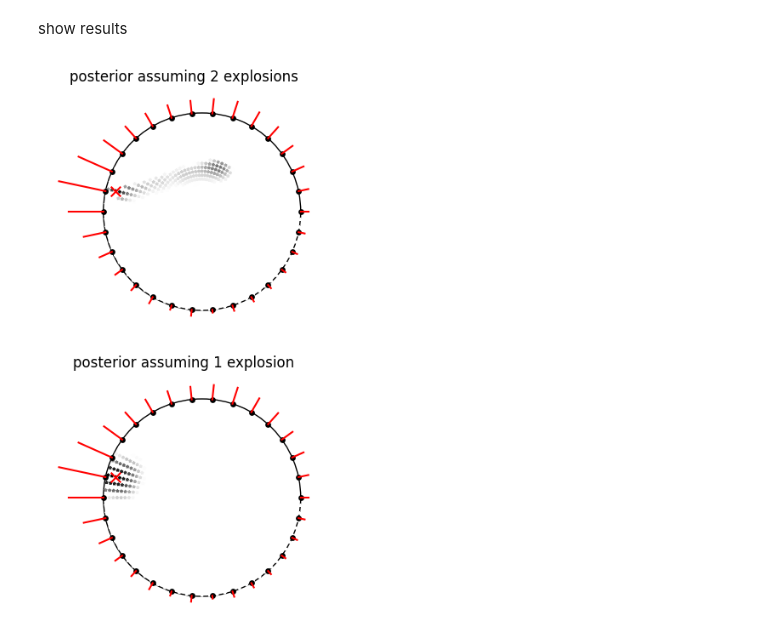
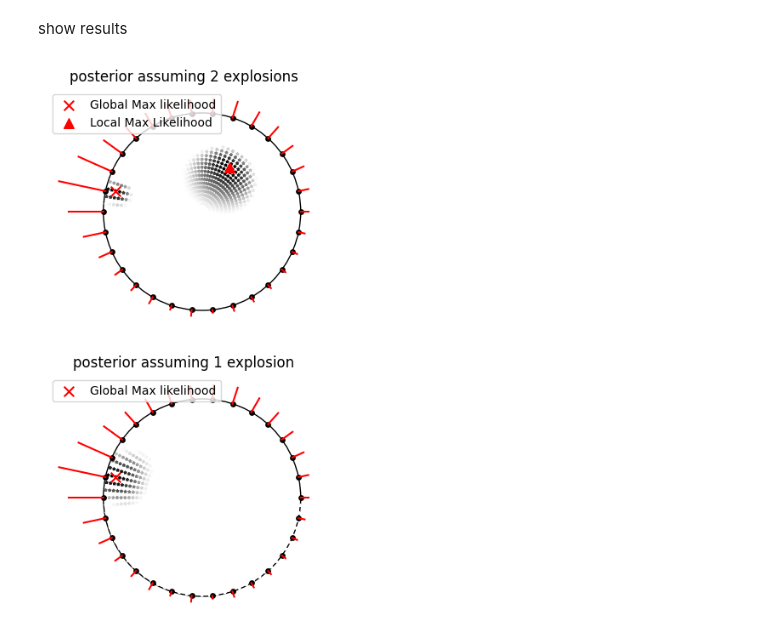
Before and after one commit to fclarke1/graphical-models-comp0080, a Jupyter notebook: 1.1_earthquake.ipynb, the cells around one changed output. Drawn from its saved outputs; the diff is of its cells as text; code cells hidden in the pictures.

Commit message:
updated earthquake code

```diff
--- a/1.1_earthquake.ipynb
+++ b/1.1_earthquake.ipynb
@@ -97,7 +96,7 @@ def calculate_likelihood(world, sensors, sensor_data, sensor_sd, is_two_explosio
 # %%
 # Function to plot the world, sensors, visible signal, Highest likelihood location and likelihood heat map
 
-def show_earth_likelihood(sensor_locations, world, log_like, data=None, axes=None, visual_scale=0.8, title='Title'):
+def show_earth_likelihood(sensor_locations, world, like, data=None, axes=None, visual_scale=0.8, is_two_explosions=False, title='Title'):
     radial_scale = 0.05
 
     if axes is None:
@@ -112,15 +111,19 @@ def show_earth_likelihood(sensor_locations, world, log_like, data=None, axes=Non
     # Only showing the top 20% of results that are above 0 on the colour map (there are plenty of results with -inf or even smaller due to tiny probs)
     colormap = plt.cm.Greys #or any other colormap
 
-    if log_like.max() < 0:
-        visual_scale += (1 - visual_scale) * 2
-    normalize = colors.Normalize(vmin=log_like.max()*visual_scale, vmax=log_like.max())
-    axes.scatter(world[:,0], world[:,1], c=log_like, s=5, cmap=colormap, norm=normalize, marker='*')
+    # take top visual_scale % of likelihoods that aren't -inf
+    is_not_inf_index = np.logical_not(np.isinf(like))
+    sorted_like = np.sort(like[is_not_inf_index])
+    N = int(sorted_like.size) - 1
+    visual_min = sorted_like[N - int(N * visual_scale)]
+
+    normalize = colors.Normalize(vmin=visual_min, vmax=like.max())
+    axes.scatter(world[:,0], world[:,1], c=like, s=5, cmap=colormap, norm=normalize, marker='*')
 
     if data is not None:
         # generate vectors pointing out from centre representing visible signal
         radial_signal = sensor_locations * radial_scale * data.reshape((-1, 1)) + sensor_locations
-        for sensor in range(sensor_locations.shape[0]):
+        for sensor in np.arange(sensor_locations.shape[0]):
             x = [sensor_locations[sensor, 0], radial_signal[sensor, 0]]
             y = [sensor_locations[sensor, 1], radial_signal[sensor, 1]]
             axes.plot(x, y, c='red')
@@ -130,22 +133,30 @@ def show_earth_likelihood(sensor_locations, world, log_like, data=None, axes=Non
     axes.scatter(sensor_locations[:,0], sensor_locations[:,1], c='black', s=15)
 
     # plot the max likelihood point
-    max_like_index = log_like.argmax()
-    axes.scatter(world[max_like_index,0], world[max_like_index,1], c='red', marker='x', s=70)
+    max_like_index = like.argmax()
+    axes.scatter(world[max_like_index,0], world[max_like_index,1], c='red', marker='x', s=70, label='Global Max likelihood')
 
+    if is_two_explosions:
+        world_right_index = world[:,0] > -0.3
+        like_world_right = like[world_right_index]
+        world_right = world[world_right_index]
+        max_2_like_index = like_world_right.argmax()
+        axes.scatter(world_right[max_2_like_index,0], world_right[max_2_like_index,1], c='red', marker='^', s=70, label='Local Max Likelihood')
+
+    axes.legend()
     axes.axis('off')
 # %% [markdown]
 Setup world and sensors coordinates and calculate likelihood
 # %%
 world, sensors = earthquake_exercise_setup()
-log_like_2_explosions = calculate_likelihood(world, sensors, data_earthquake, sensor_sd=0.2, is_two_explosion=True)
-log_like_1_explosions = calculate_likelihood(world, sensors, data_earthquake, sensor_sd=0.2, is_two_explosion=False)
+log_like_2_explosions = calculate_log_likelihood(world, sensors, data_earthquake, sensor_sd=0.2, is_two_explosion=True)
+log_like_1_explosions = calculate_log_likelihood(world, sensors, data_earthquake, sensor_sd=0.2, is_two_explosion=False)
 # %% [markdown]
 show results
 # %%
 fig, axs = plt.subplots(2, figsize=(8,8))
 
-show_earth_likelihood(sensors, world, log_like_2_explosions, data_earthquake, axes=axs[0], visual_scale=0.91, title='posterior assuming 2 explosions')
-show_earth_likelihood(sensors, world, log_like_1_explosions, data_earthquake, axes=axs[1], visual_scale=0.1, title='posterior assuming 1 explosion')
+show_earth_likelihood(sensors, world, log_like_2_explosions, data_earthquake, axes=axs[0], visual_scale=0.3, is_two_explosions=True, title='posterior assuming 2 explosions')
+show_earth_likelihood(sensors, world, log_like_1_explosions, data_earthquake, axes=axs[1], visual_scale=0.05, is_two_explosions=False, title='posterior assuming 1 explosion')
 # %% [output]
-[figure, old version]
+[figure, new version]
```
Also changed, not shown: parts of 1 cell of this notebook, 1 other file.
